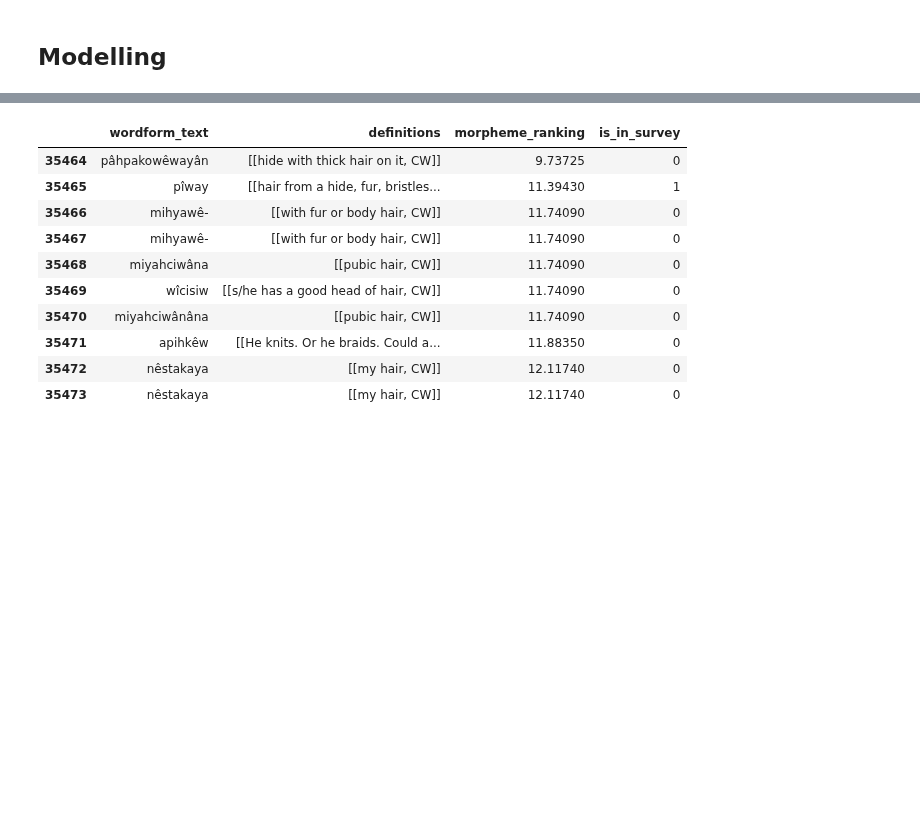
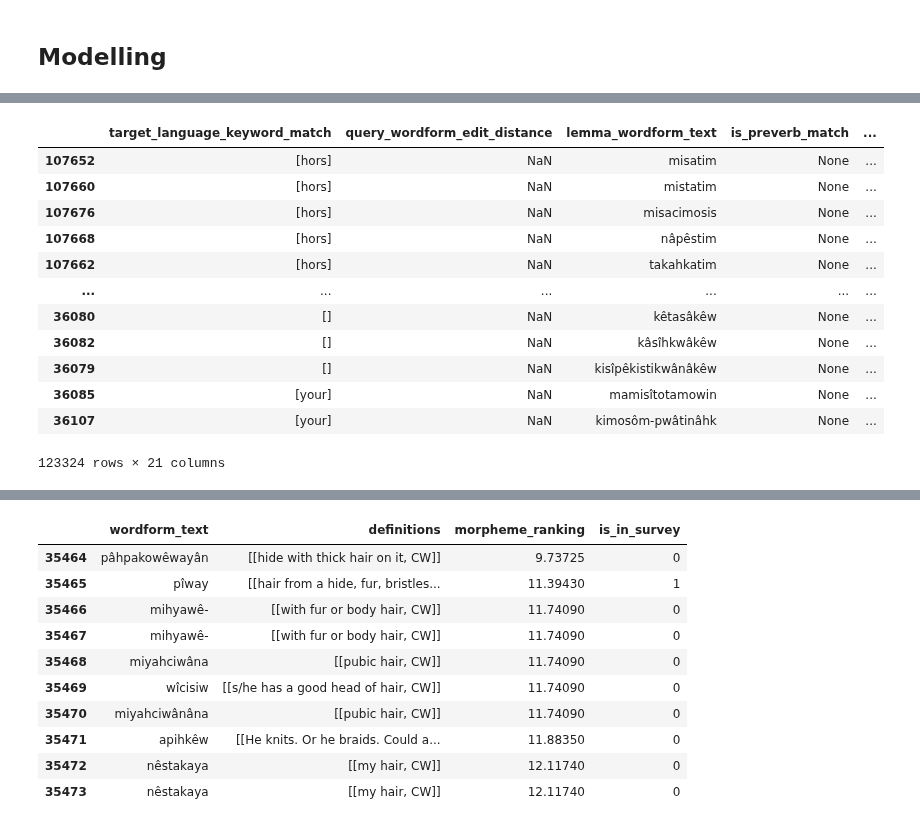
Before and after one commit to UAlbertaALTLab/morphodict, a Jupyter notebook: CreeDictionary/search_quality/weighting.ipynb, the cells around one changed output, grey strips where cells are left out. Saved outputs shown, nothing was run; the diff lists cells and outputs as text; code cells hidden in the pictures; blank space fills up the shorter version.

```diff
--- a/CreeDictionary/search_quality/weighting.ipynb
+++ b/CreeDictionary/search_quality/weighting.ipynb
@@ -234 +263,17 @@ dtype: float64
+# %%
+sorted_results
+# %% [output]
+|  | target_language_keyword_match | query_wordform_edit_distance | lemma_wordform_text | is_preverb_match | ... |
+| 107652 | [hors] | NaN | misatim | None | ... |
+| 107660 | [hors] | NaN | mistatim | None | ... |
+| 107676 | [hors] | NaN | misacimosis | None | ... |
+| 107668 | [hors] | NaN | nâpêstim | None | ... |
+| 107662 | [hors] | NaN | takahkatim | None | ... |
+| ... | ... | ... | ... | ... | ... |
+| 36080 | [] | NaN | kêtasâkêw | None | ... |
+| 36082 | [] | NaN | kâsîhkwâkêw | None | ... |
+| 36079 | [] | NaN | kisîpêkistikwânâkêw | None | ... |
+| 36085 | [your] | NaN | mamisîtotamowin | None | ... |
+| 36107 | [your] | NaN | kimosôm-pwâtinâhk | None | ... |
+123324 rows × 21 columns
 # %%
```
Also changed, not shown: parts of 15 cells of this notebook, 8 other files.
